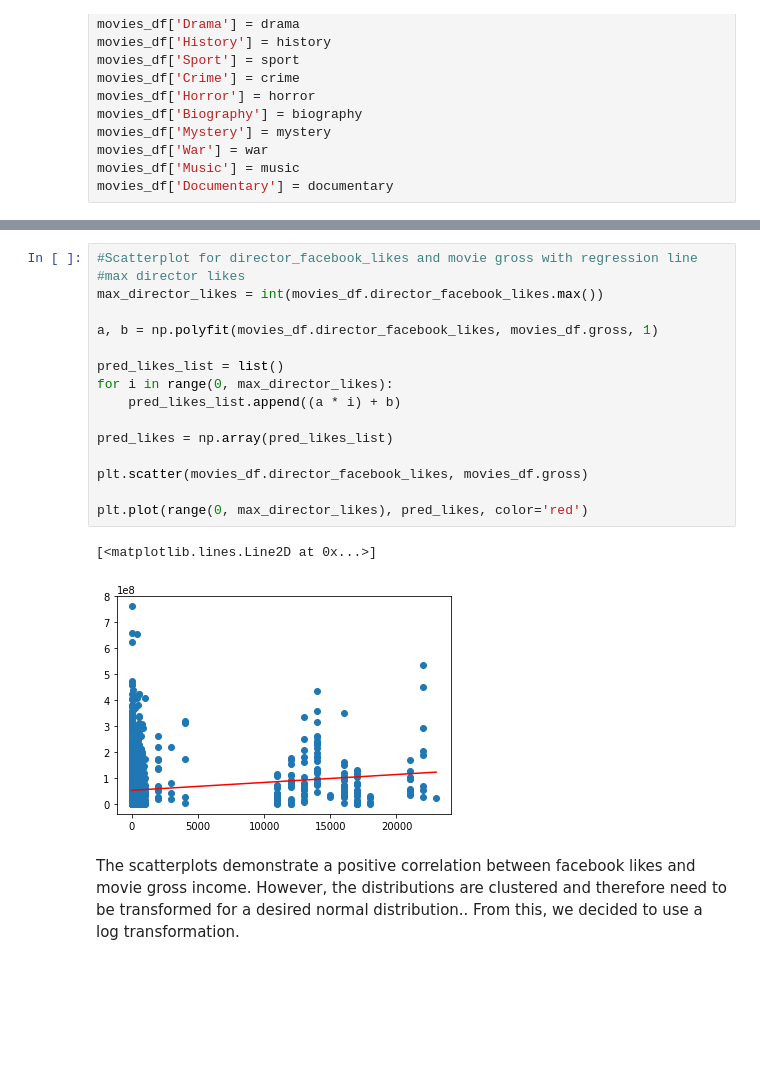
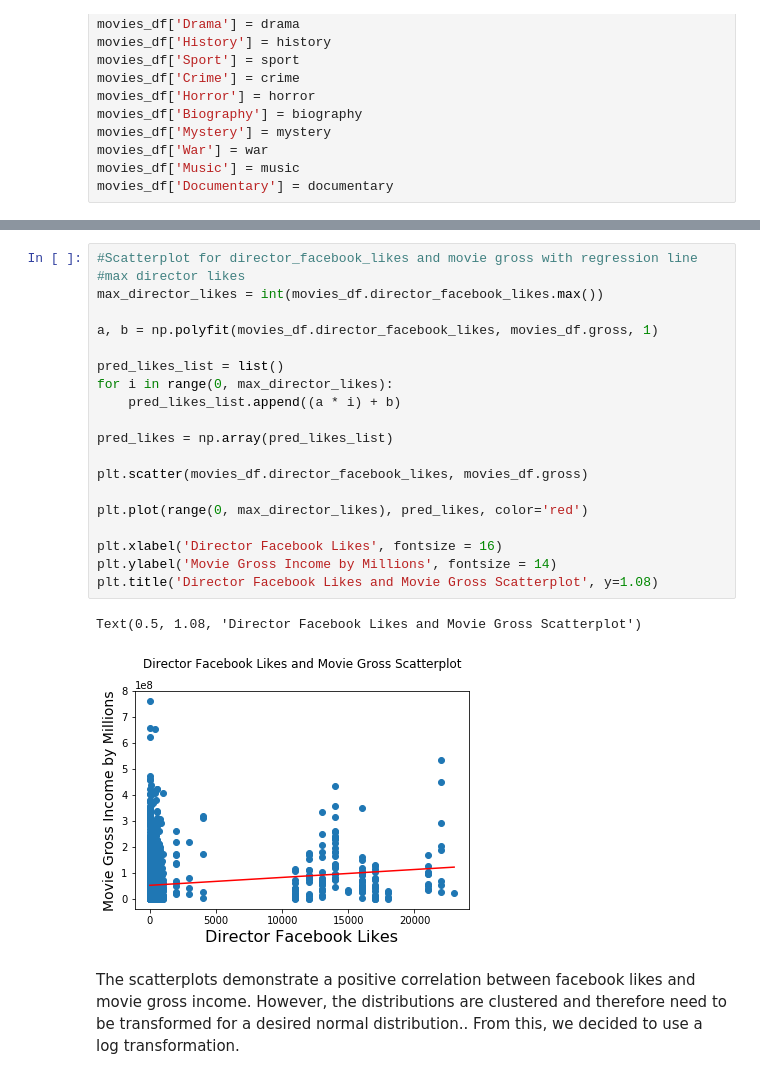
Before and after one commit to Hope93/COGS108_Repo, a Jupyter notebook: Final Project.ipynb, the cells around one changed output, grey strips where cells are left out. Cells and saved outputs as stored; diff of their text form; blank space fills up the shorter version.

```diff
--- a/Final Project.ipynb
+++ b/Final Project.ipynb
@@ -374,22 +404,26 @@ plt.plot(range(0, max_actor3_likes), pred_likes3, color='red')
 # %%
 #Scatterplot for director_facebook_likes and movie gross with regression line
 #max director likes
 max_director_likes = int(movies_df.director_facebook_likes.max())
 
 a, b = np.polyfit(movies_df.director_facebook_likes, movies_df.gross, 1)
 
 pred_likes_list = list()
 for i in range(0, max_director_likes):
     pred_likes_list.append((a * i) + b)
 
 pred_likes = np.array(pred_likes_list)
 
 plt.scatter(movies_df.director_facebook_likes, movies_df.gross)
 
 plt.plot(range(0, max_director_likes), pred_likes, color='red')
+
+plt.xlabel('Director Facebook Likes', fontsize = 16)
+plt.ylabel('Movie Gross Income by Millions', fontsize = 14)
+plt.title('Director Facebook Likes and Movie Gross Scatterplot', y=1.08)
 # %% [output]
-[<matplotlib.lines.Line2D at 0x...>]
+Text(0.5, 1.08, 'Director Facebook Likes and Movie Gross Scatterplot')
-[figure, old version]
+[figure, new version]
 # %% [markdown]
 The scatterplots demonstrate a positive correlation between facebook likes and movie gross income. However, the distributions are clustered and therefore need to be transformed for a desired normal distribution.. From this, we decided to use a log transformation.
 # %%
```
Also changed, not shown: parts of 19 cells of this notebook.
